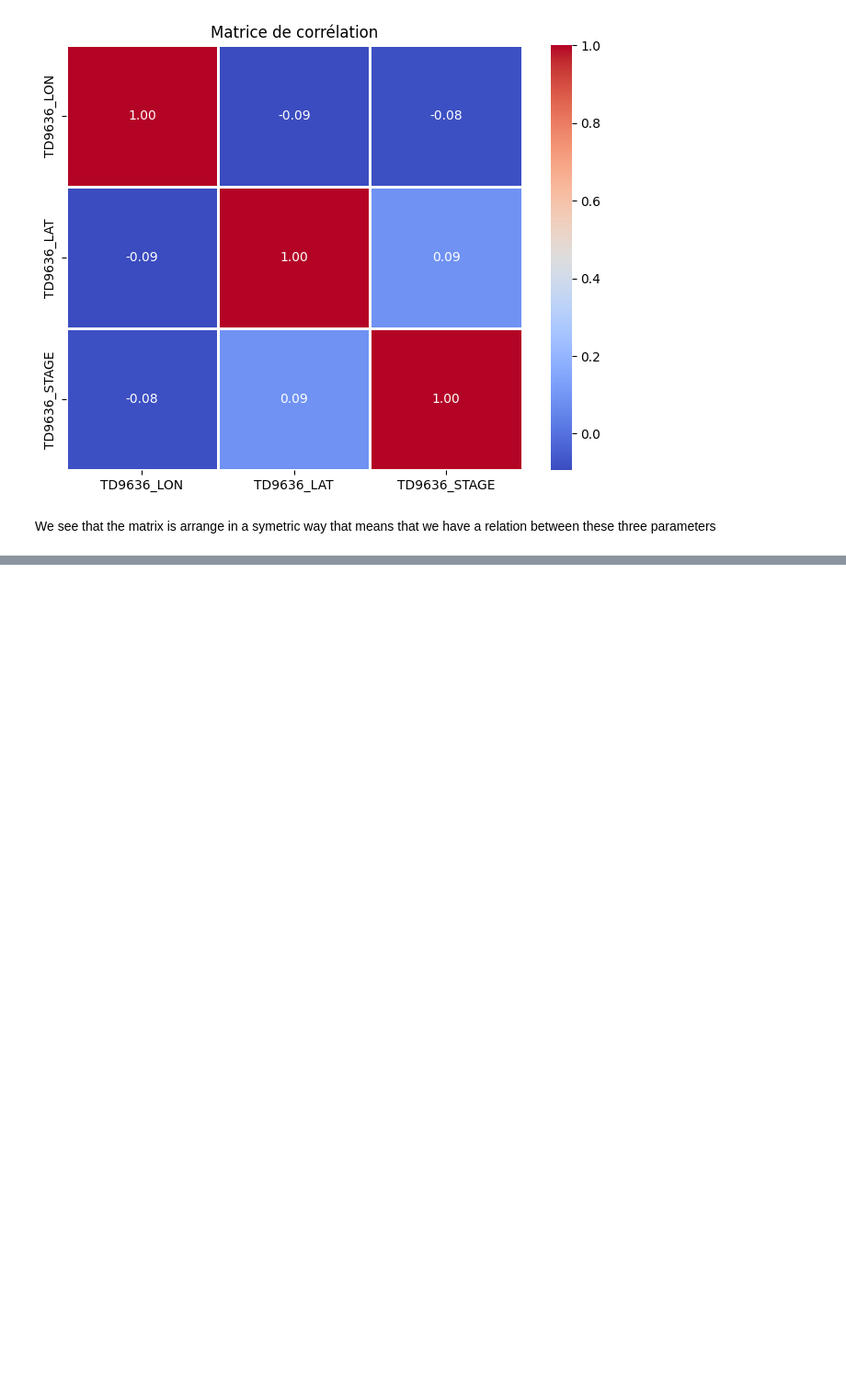
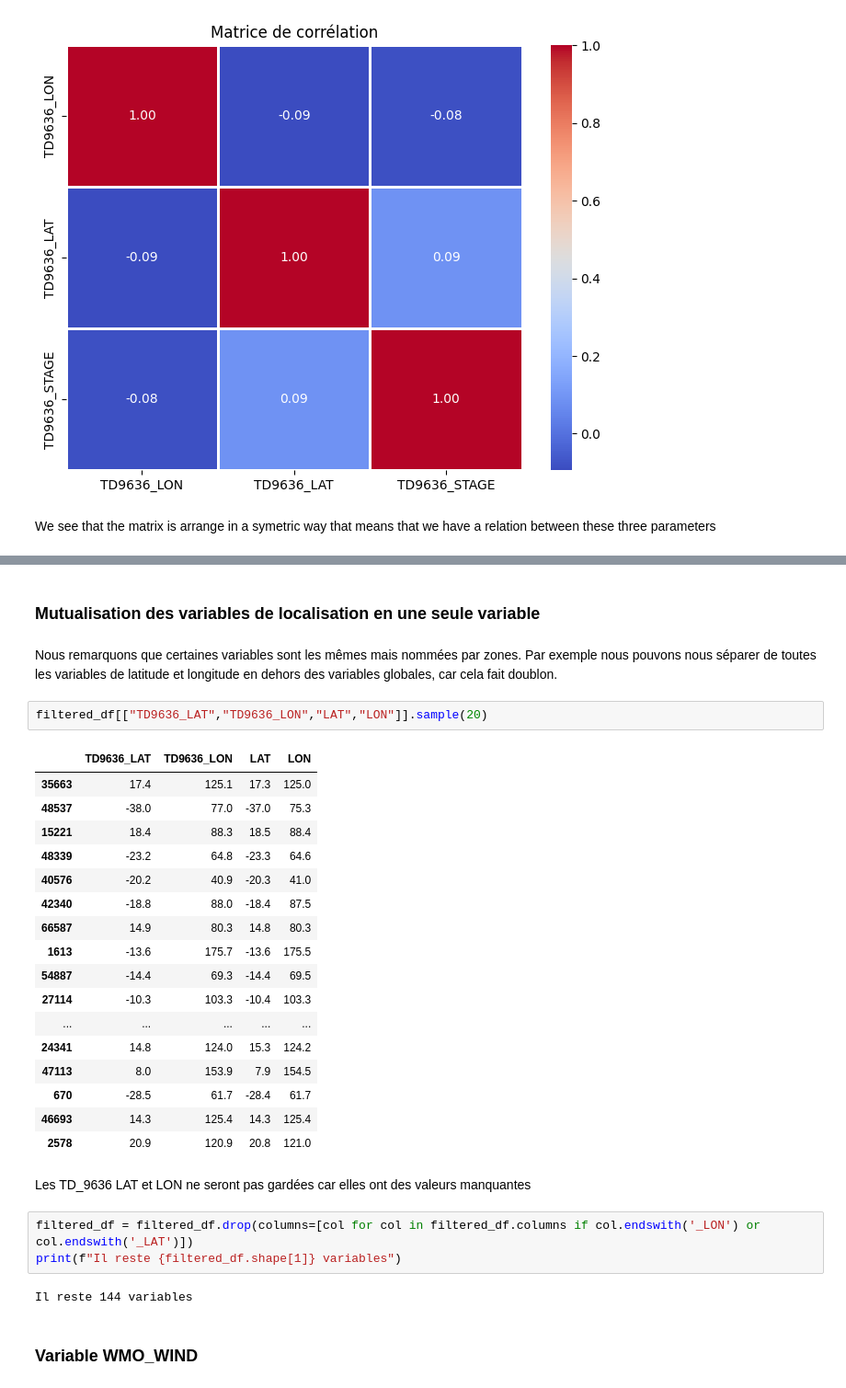
Before and after one commit to 1leolem1/Tropical-Cyclone-Strength-Prediction, a Jupyter notebook: Ibtracs_EDA/Ibtracs_EDA_Final.ipynb, the cells around one changed output, grey strips where cells are left out. Shown at 92% size. Drawn from its saved outputs; the diff is of its cells as text; blank space fills up the shorter version.

```diff
--- a/Ibtracs_EDA/Ibtracs_EDA_Final.ipynb
+++ b/Ibtracs_EDA/Ibtracs_EDA_Final.ipynb
@@ -732,0 +824,33 @@ We see that the matrix is arrange in a symetric way that means that we have a re
+# %% [markdown]
+### Mutualisation des variables de localisation en une seule variable
+# %% [markdown]
+Nous remarquons que certaines variables sont les mêmes mais nommées par zones. Par exemple nous pouvons nous séparer de toutes les variables de latitude et longitude en dehors des variables globales, car cela fait doublon.
+# %%
+filtered_df[["TD9636_LAT","TD9636_LON","LAT","LON"]].sample(20)
+# %% [output]
+|  | TD9636_LAT | TD9636_LON | LAT | LON |
+| 35663 | 17.4 | 125.1 | 17.3 | 125.0 |
+| 48537 | -38.0 | 77.0 | -37.0 | 75.3 |
+| 15221 | 18.4 | 88.3 | 18.5 | 88.4 |
+| 48339 | -23.2 | 64.8 | -23.3 | 64.6 |
+| 40576 | -20.2 | 40.9 | -20.3 | 41.0 |
+| 42340 | -18.8 | 88.0 | -18.4 | 87.5 |
+| 66587 | 14.9 | 80.3 | 14.8 | 80.3 |
+| 1613 | -13.6 | 175.7 | -13.6 | 175.5 |
+| 54887 | -14.4 | 69.3 | -14.4 | 69.5 |
+| 27114 | -10.3 | 103.3 | -10.4 | 103.3 |
+| ... | ... | ... | ... | ... |
+| 24341 | 14.8 | 124.0 | 15.3 | 124.2 |
+| 47113 | 8.0 | 153.9 | 7.9 | 154.5 |
+| 670 | -28.5 | 61.7 | -28.4 | 61.7 |
+| 46693 | 14.3 | 125.4 | 14.3 | 125.4 |
+| 2578 | 20.9 | 120.9 | 20.8 | 121.0 |
+# %% [markdown]
+Les TD_9636 LAT et LON ne seront pas gardées car elles ont des valeurs manquantes
+# %%
+filtered_df = filtered_df.drop(columns=[col for col in filtered_df.columns if col.endswith('_LON') or col.endswith('_LAT')])
+print(f"Il reste {filtered_df.shape[1]} variables")
+# %% [output]
+Il reste 144 variables
+# %% [markdown]
+### Variable WMO_WIND
```
Also changed, not shown: parts of 46 cells of this notebook, 1 other file.
